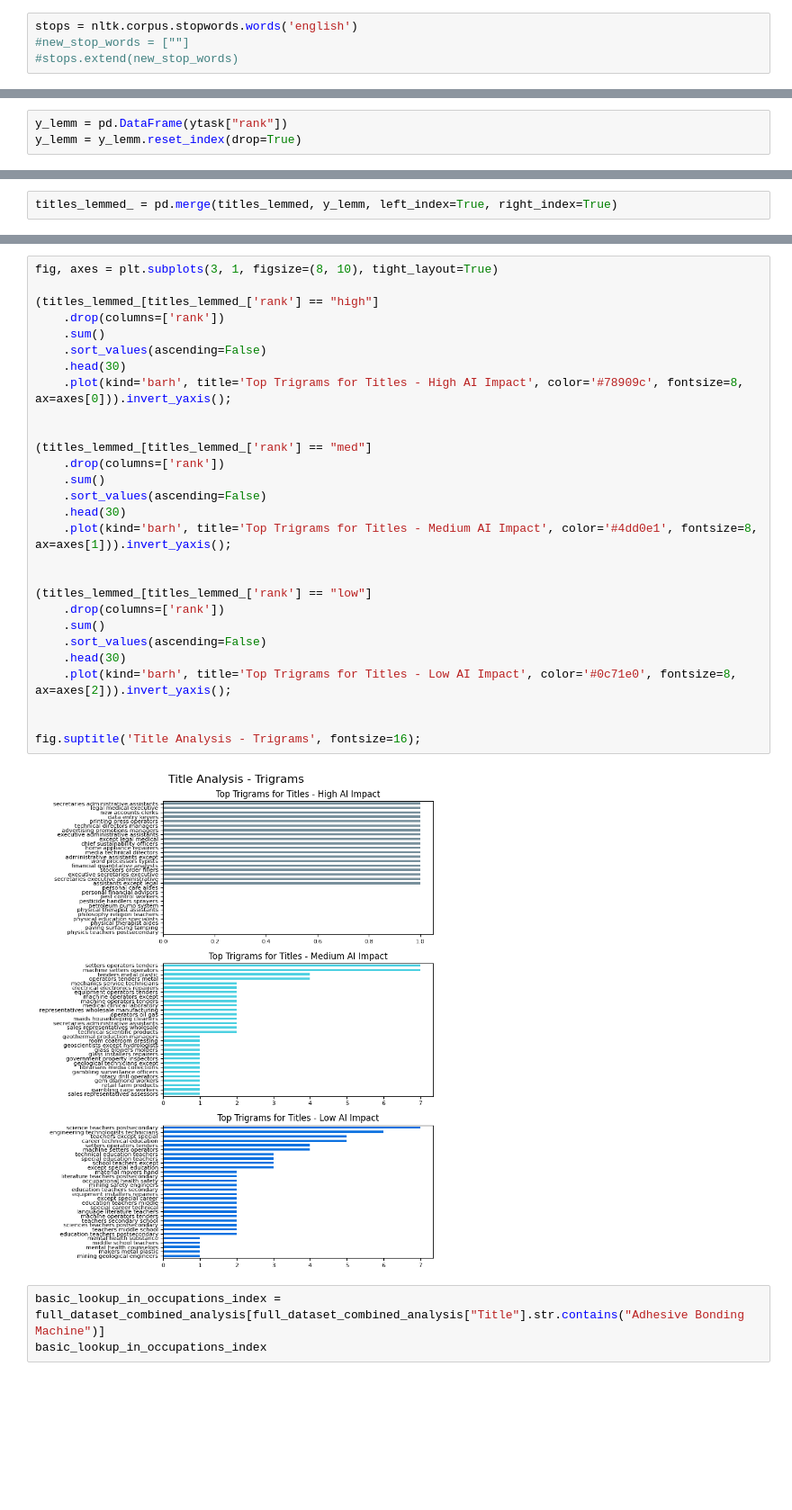
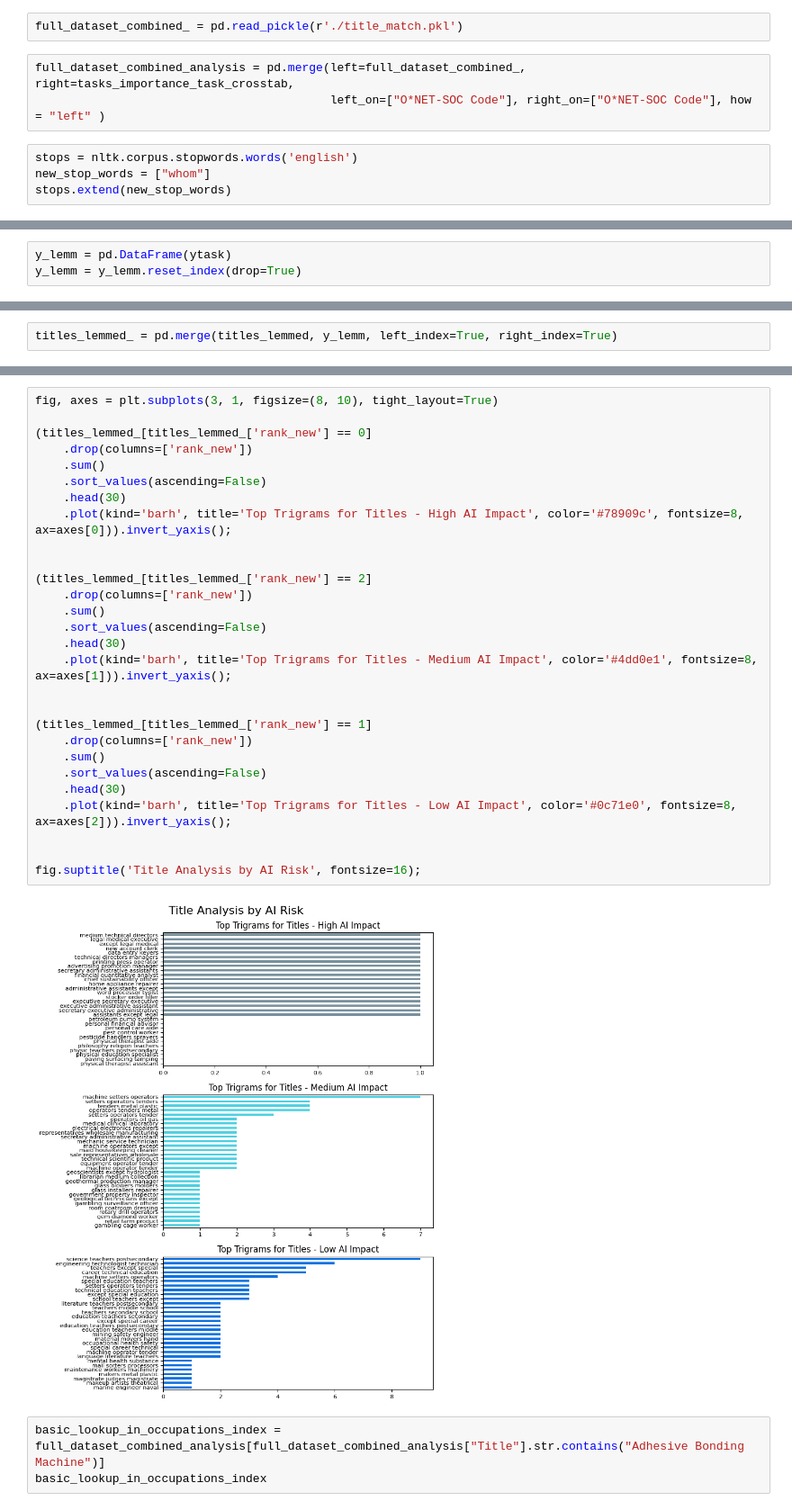
Before and after one commit to polinamin/ai_threat_index, a Jupyter notebook: code/Task_and_Technology_Analysis.ipynb, the cells around one changed output, grey strips where cells are left out. Shown at 90% size. Cells and saved outputs as stored; diff of their text form; blank space fills up the shorter version.

```diff
--- a/code/Task_and_Technology_Analysis.ipynb
+++ b/code/Task_and_Technology_Analysis.ipynb
@@ -554,9 +669,14 @@ full_dataset_combined_.to_pickle("./title_match.pkl")
 # %% [markdown]
 Experimenting with including Job Titles
+# %%
+full_dataset_combined_ = pd.read_pickle(r'./title_match.pkl')
+# %%
+full_dataset_combined_analysis = pd.merge(left=full_dataset_combined_, right=tasks_importance_task_crosstab,
+                                          left_on=["O*NET-SOC Code"], right_on=["O*NET-SOC Code"], how = "left" )
 # %%
 stops = nltk.corpus.stopwords.words('english')
-#new_stop_words = [""]
-#stops.extend(new_stop_words)
+new_stop_words = ["whom"]
+stops.extend(new_stop_words)
 # %%
 def text_process(text):
   w_tokenizer = nltk.tokenize.WhitespaceTokenizer()
@@ -592,5 +714,5 @@ titles_lemmed = pd.DataFrame(cvec_transformed.todense(), columns=cvec.get_featur
 # %%
-y_lemm = pd.DataFrame(ytask["rank"])
+y_lemm = pd.DataFrame(ytask)
 y_lemm = y_lemm.reset_index(drop=True)
 # %%
 tasks_lemmed_ = pd.merge(tasks_lemmed, y_lemm, left_index=True, right_index=True)
@@ -650,33 +763,33 @@ fig.suptitle('Tweet Analysis - Trigrams', fontsize=16);
 # %%
 fig, axes = plt.subplots(3, 1, figsize=(8, 10), tight_layout=True)
 
-(titles_lemmed_[titles_lemmed_['rank'] == "high"]
-    .drop(columns=['rank'])
+(titles_lemmed_[titles_lemmed_['rank_new'] == 0]
+    .drop(columns=['rank_new'])
     .sum()
     .sort_values(ascending=False)
     .head(30)
     .plot(kind='barh', title='Top Trigrams for Titles - High AI Impact', color='#78909c', fontsize=8, ax=axes[0])).invert_yaxis();
 
 
-(titles_lemmed_[titles_lemmed_['rank'] == "med"]
-    .drop(columns=['rank'])
+(titles_lemmed_[titles_lemmed_['rank_new'] == 2]
+    .drop(columns=['rank_new'])
     .sum()
     .sort_values(ascending=False)
     .head(30)
     .plot(kind='barh', title='Top Trigrams for Titles - Medium AI Impact', color='#4dd0e1', fontsize=8, ax=axes[1])).invert_yaxis();
 
 
-(titles_lemmed_[titles_lemmed_['rank'] == "low"]
-    .drop(columns=['rank'])
+(titles_lemmed_[titles_lemmed_['rank_new'] == 1]
+    .drop(columns=['rank_new'])
     .sum()
     .sort_values(ascending=False)
     .head(30)
     .plot(kind='barh', title='Top Trigrams for Titles - Low AI Impact', color='#0c71e0', fontsize=8, ax=axes[2])).invert_yaxis();
 
 
-fig.suptitle('Title Analysis - Trigrams', fontsize=16);
+fig.suptitle('Title Analysis by AI Risk', fontsize=16);
 # %% [output]
-[figure, old version]
+[figure, new version]
 # %%
 basic_lookup_in_occupations_index = full_dataset_combined_analysis[full_dataset_combined_analysis["Title"].str.contains("Adhesive Bonding Machine")]
 basic_lookup_in_occupations_index
```
Also changed, not shown: parts of 260 cells of this notebook, 16 other files.
